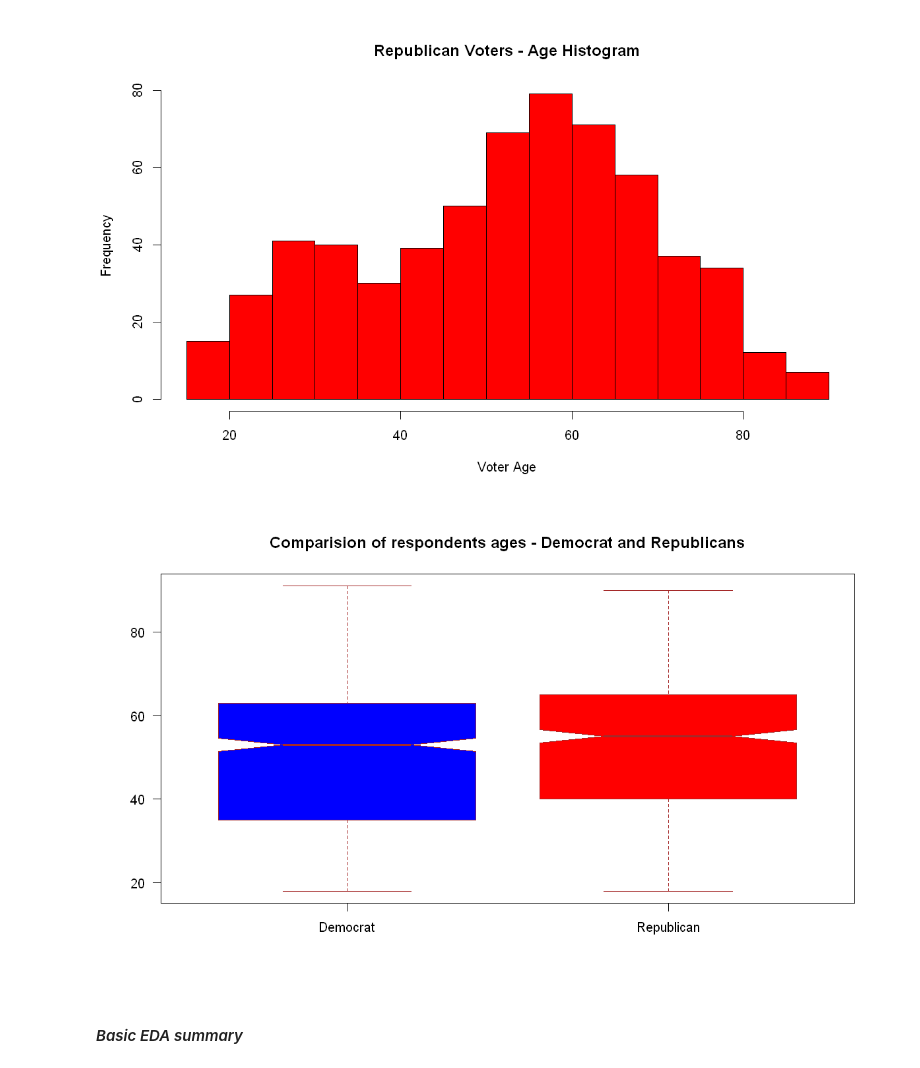
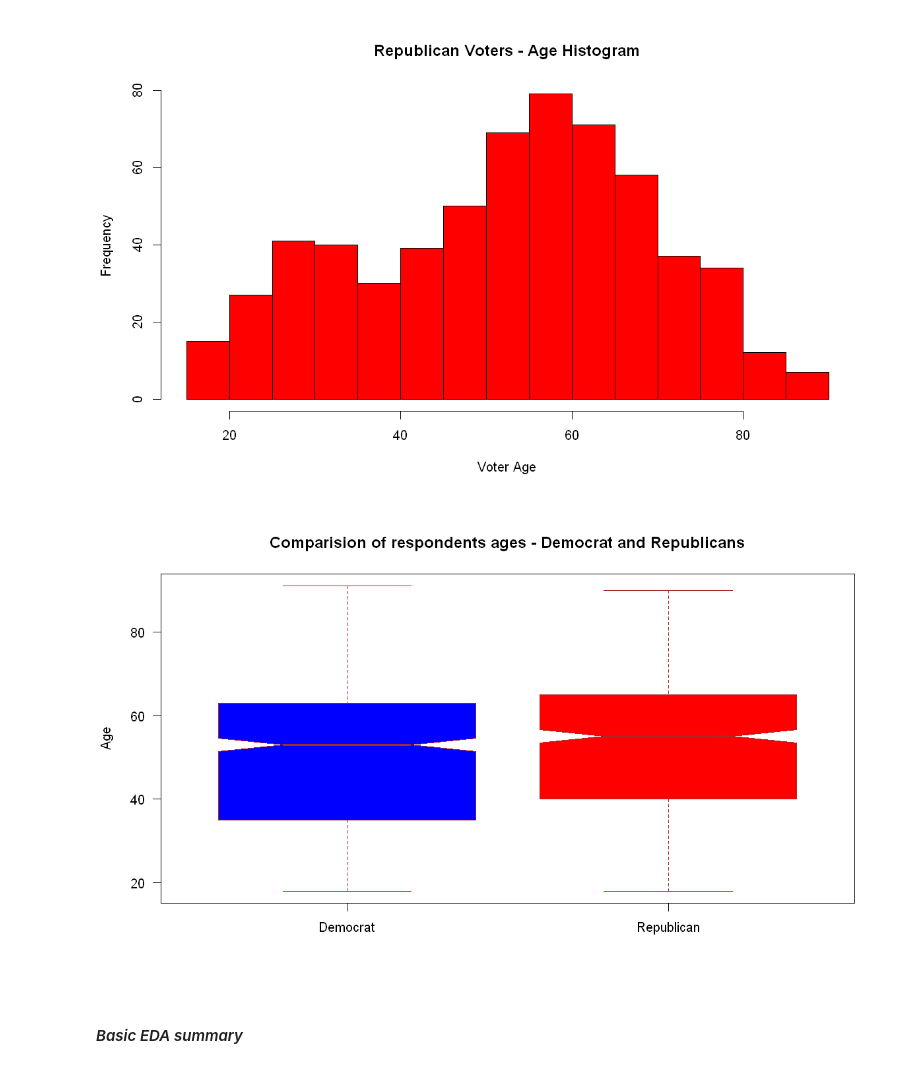
Before and after one commit to prakharm1/Lab2_W203, a Jupyter notebook: Maini_Kumar_Robertson_Lab2.ipynb, the cells around one changed output. Drawn from its saved outputs; the diff is of its cells as text; code cells hidden in the pictures.

```diff
--- a/Maini_Kumar_Robertson_Lab2.ipynb
+++ b/Maini_Kumar_Robertson_Lab2.ipynb
@@ -264,9 +264,9 @@ hist(repid$age, main='Republican Voters - Age Histogram', col = 'red', xlab = 'V
 # %%
 boxplot(demid$age, repid$age, main = "Comparision of respondents ages - Democrat and Republicans", at = c(1,2),
         names = c("Democrat", "Republican"), las = 1, col = c("blue","red"), border = "brown", horizontal = F,
-        notch = TRUE)
+        notch = TRUE, ylab='Age')
 # %% [output]
-[figure, old version]
+[figure, new version]
 # %% [markdown]
 #### <i>Basic EDA summary</i>
 # %% [markdown]
```
Also changed, not shown: parts of 1 cell of this notebook.
